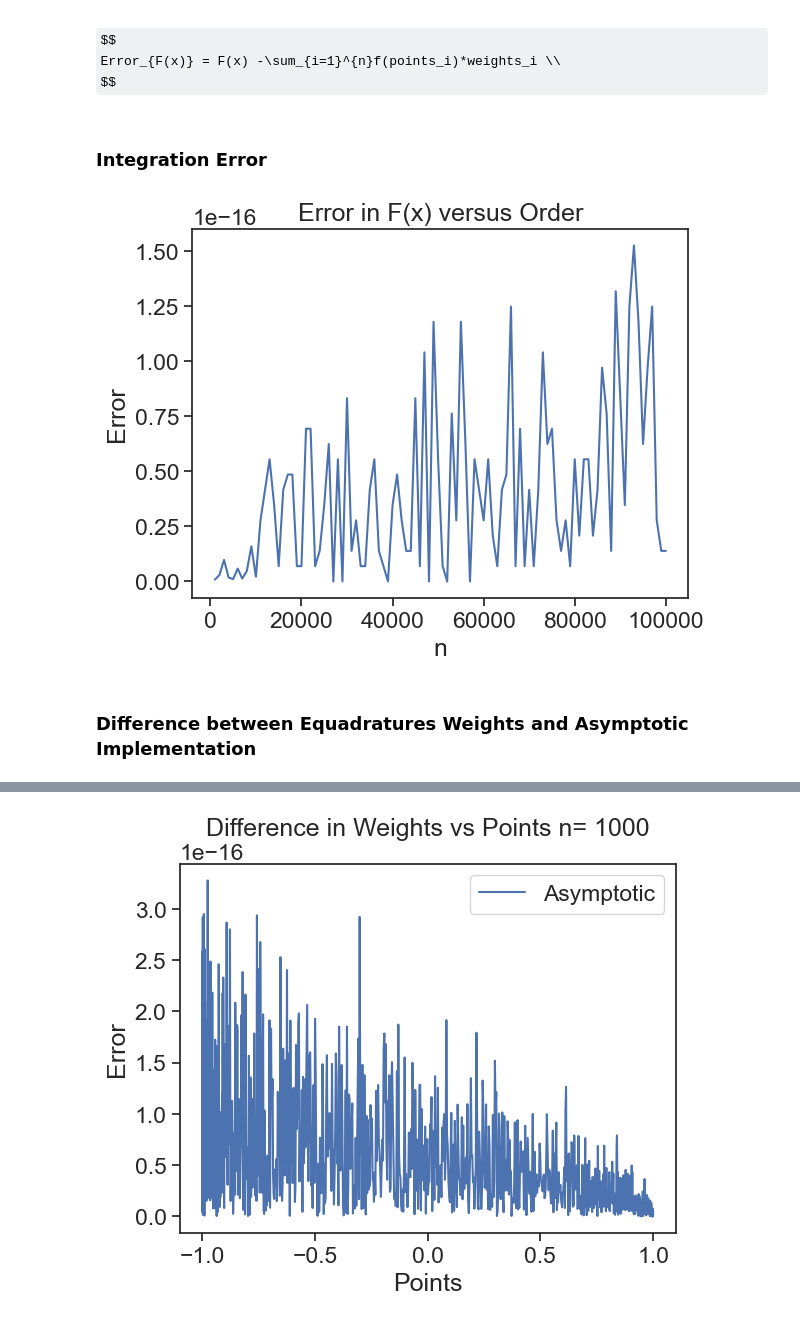
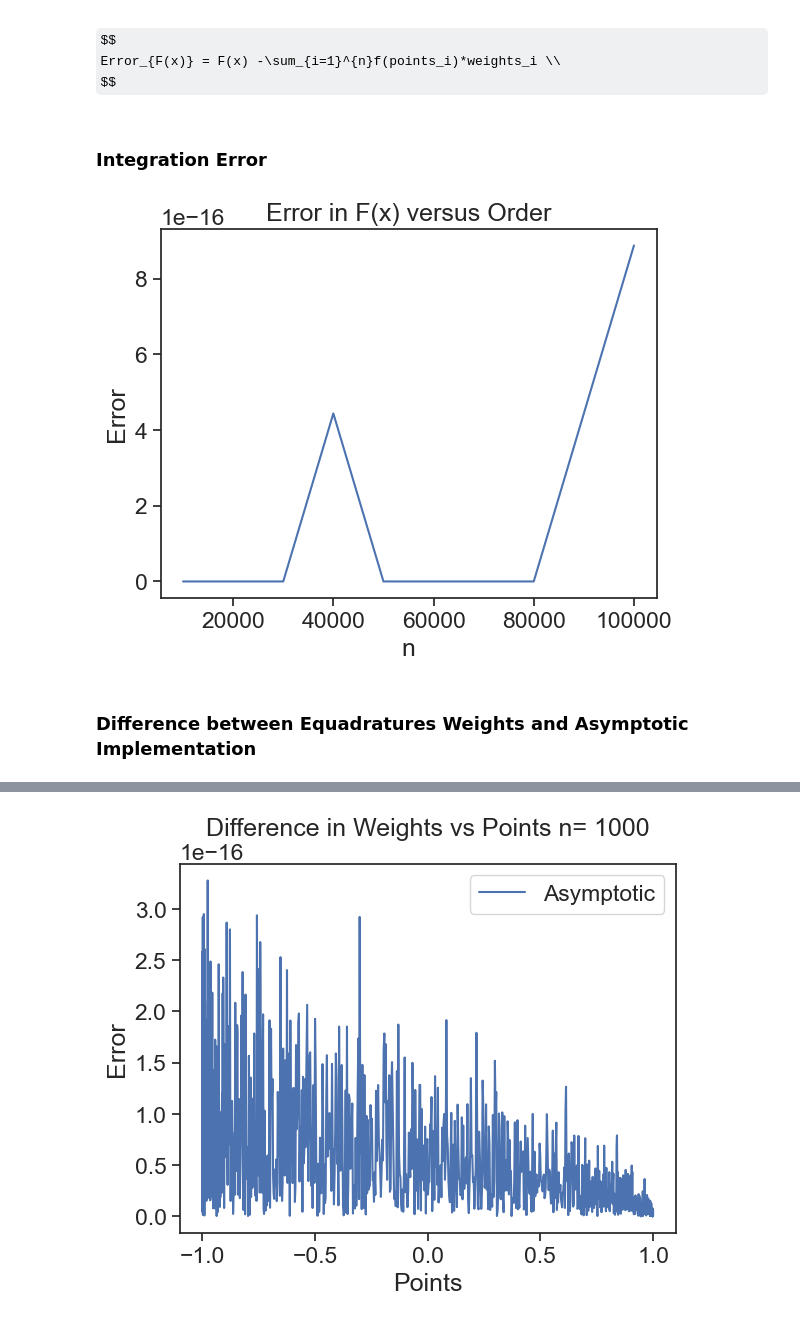
Before and after one commit to equadratures/Higher-Order-Integration, a Jupyter notebook: Asymptotic Legendre Implementation.ipynb, the cells around one changed output, grey strips where cells are left out. Cells and saved outputs as stored; diff of their text form; code cells hidden in the pictures; some formulas as TeX source.

```diff
--- a/Asymptotic Legendre Implementation.ipynb
+++ b/Asymptotic Legendre Implementation.ipynb
@@ -120,6 +243,8 @@ def asy1(n, nout):
     ua = u * a
     u2 = u ** 2
     a2 = a ** 2
+    U = np.array([1, u, u2, u**3, u2**2, u**5, u2**3, u**7, u2**4]);
+    A = np.array([1, a, a2, a**3, a2**2, a**5, a2**3, a**7, a**8])
 
     # Initialise for storage (so as to only compute once)
     Jk2 = []
@@ -129,8 +254,11 @@ def asy1(n, nout):
     u6, a6 = [], []
 
     # Compute nodes and weights
-    x, t = legpts_nodes(a, u, a2, u2, n, vn)
-    w = legpts_weights(ua, a, a2, u, u2, n, vn, m) if nout > 1 else []
+#     x, t = legpts_nodes(a, u, a2, u2, n, vn)
+#     w = legpts_weights(ua, a, a2, u, u2, n, vn, m) if nout > 1 else []
+    x, t = legNodes(A,U,n)
+    w = legWeights(A,U,n,m)
+
     v = np.sin(t) / np.sqrt(2. / w) / v[-1] if nout > 2 else []
 
     # Use symmetry
@@ -173,3 +277,31 @@ def asy(n, nout, a=-1, b=1):
+# %%
+def asy(n, nout, a=-1, b=1):
+    """Compute nodes and weights using asymptotic formulae for a specified interval [a, b]."""
+
+    u3, a3 = [], []
+    u4, a4 = [], []
+    u5, a5 = [], []
+    u6, a6 = [], []
+    # Compute roots of BesselJ(0, x)
+    m = np.ceil(n / 2)
+    jk = jn_zeros(0, int(m))
+
+    # Useful values
+    vn = 1. / (n + 0.5)
+    c = (b - a) / 2
+    d = (b + a) / 2
+    x = jk * vn
+    t = d + c * x
+
+    # Compute nodes and weights in [-1, 1]
+    x, w, v, t = asy1(n, nout)
+
+    # Map nodes and weights to [a, b]
+    x = d + c * x
+    w = c * w
+    v = v / np.sqrt(2 * w[-1])
+    x = x.reshape(n,1);
+    return x, w, v, t
 # %%
 points1, weights1, v, t = asy(10, 2, a=-2, b=2)
 # %% [markdown]
@@ -196,8 +328,8 @@ def g(x):
 TRUE_G = 2.3504023872876029137647637
 
 
-NUM_STEPS = 100
-STEP = 1000
+NUM_STEPS = 10
+STEP = 10000
 xValues = np.linspace(STEP,NUM_STEPS*STEP,NUM_STEPS);
 
 # def errorF(y):
@@ -210,24 +342,24 @@ p_bar = tqdm(range(NUM_STEPS))
 for o1 in p_bar:
     p_bar.set_description(f'n = {o1*STEP}')
     points, weights, v, t = asy((o1+1)*STEP, 2);
-    fValues[o1] = float(np.dot(weights, eq.evaluate_model(points, f)));
+    fValues[o1] = float(np.dot(weights, eq.evaluate_model(points, g)));
 # %% [markdown]
 $$
 Error_{F(x)} = F(x) -\sum_{i=1}^{n}f(points_i)*weights_i \\
 $$
-# %% [markdown]
-### Integration Error
+# %% [markdown]
+### Integration Error
 # %%
-fValues = np.absolute(fValues)
+fValues = np.absolute(fValues-TRUE_G)
 plt.plot(xValues, fValues)
 plt.xlabel('n')
 plt.ylabel('Error')
 plt.title("Error in F(x) versus Order")
 plt.show();
 # %% [output]
-[figure, old version]
+[figure, new version]
-# %% [markdown]
-### Difference between Equadratures Weights and Asymptotic Implementation
+# %% [markdown]
+### Difference between Equadratures Weights and Asymptotic Implementation
 # %%
 points100Asy, weights100Asy, v100, t100 = asy(100, 2);
 points500Asy, weights500Asy, v500, t500 = asy(500,2);
```
Also changed, not shown: parts of 20 cells of this notebook.
